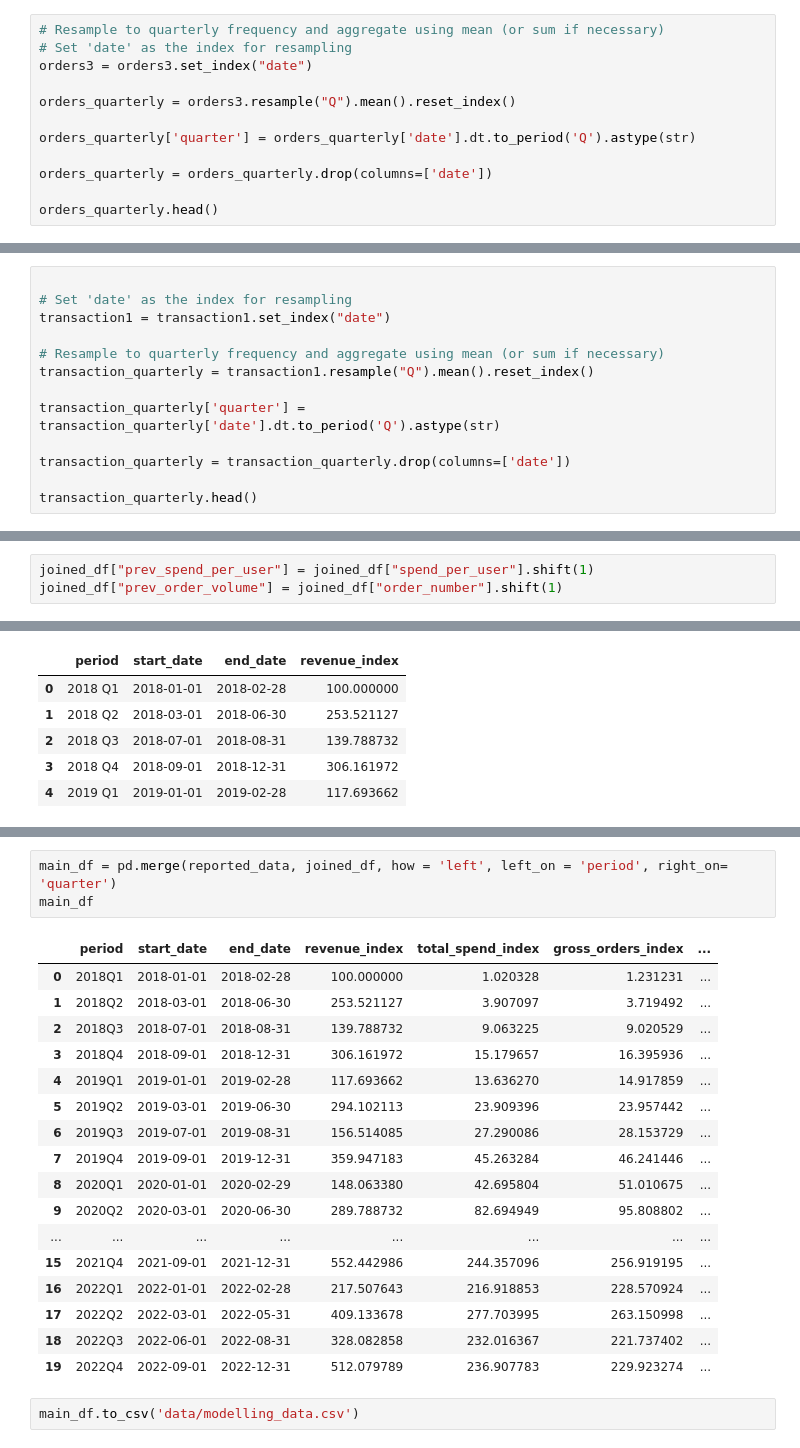
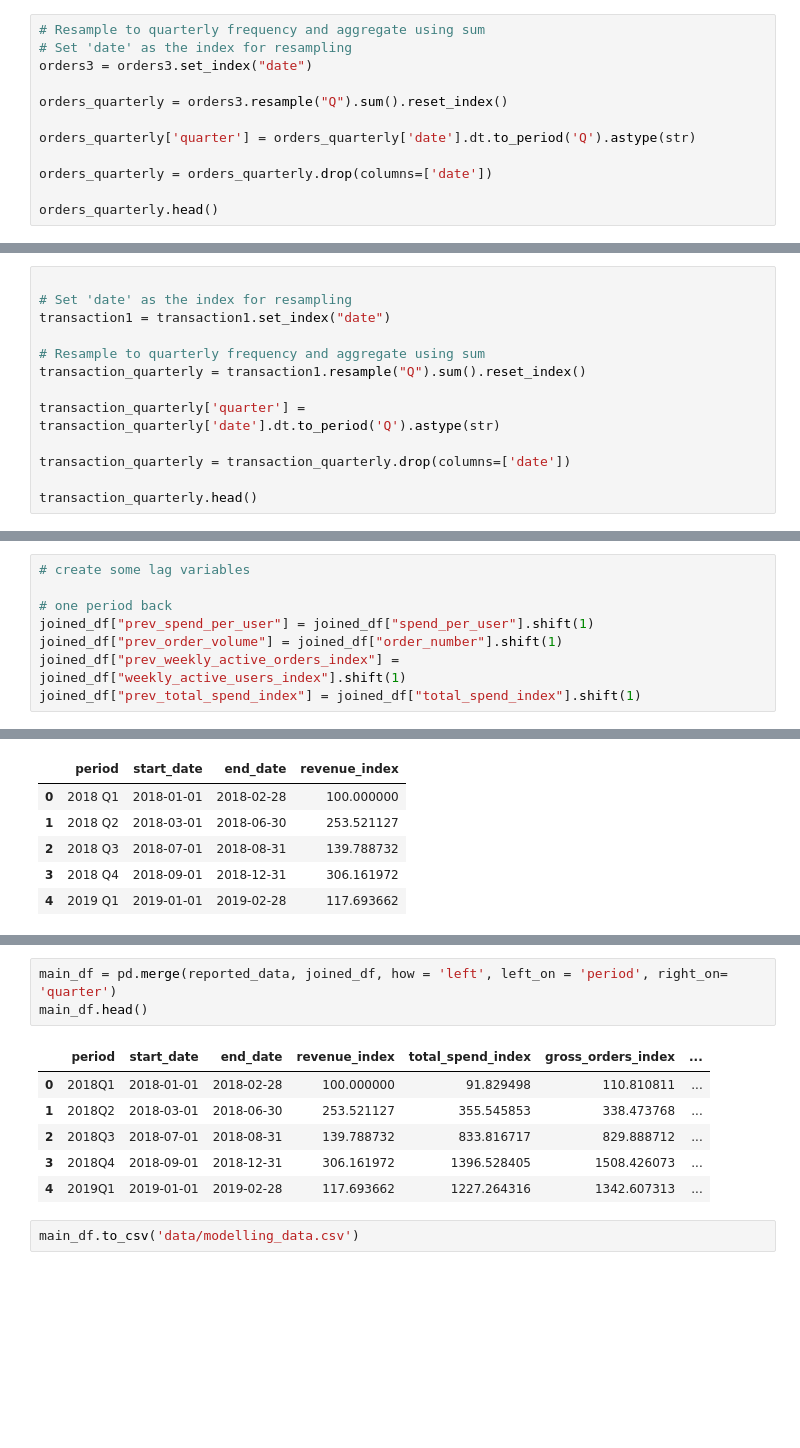
Before and after one commit to andrewbarwise/odp_screening, a Jupyter notebook: data_cleaning.ipynb, the cells around one changed output, grey strips where cells are left out. Drawn from its saved outputs; the diff is of its cells as text; blank space fills up the shorter version.

```diff
--- a/data_cleaning.ipynb
+++ b/data_cleaning.ipynb
@@ -95,11 +97,11 @@ orders3.head()
 | 3 | 2018-02-06 | 34434432 |
 | 4 | 2018-02-08 | 34579365 |
 # %%
-# Resample to quarterly frequency and aggregate using mean (or sum if necessary)
+# Resample to quarterly frequency and aggregate using sum
 # Set 'date' as the index for resampling
 orders3 = orders3.set_index("date")
 
-orders_quarterly = orders3.resample("Q").mean().reset_index()
+orders_quarterly = orders3.resample("Q").sum().reset_index()
 
 orders_quarterly['quarter'] = orders_quarterly['date'].dt.to_period('Q').astype(str)
 
@@ -162,8 +164,8 @@ transaction1.head()
 # Set 'date' as the index for resampling
 transaction1 = transaction1.set_index("date")
 
-# Resample to quarterly frequency and aggregate using mean (or sum if necessary)
-transaction_quarterly = transaction1.resample("Q").mean().reset_index()
+# Resample to quarterly frequency and aggregate using sum
+transaction_quarterly = transaction1.resample("Q").sum().reset_index()
 
 transaction_quarterly['quarter'] = transaction_quarterly['date'].dt.to_period('Q').astype(str)
 
@@ -201,8 +203,13 @@ joined_df["spend_per_user"] = (
     joined_df["total_spend_index"] / joined_df["weekly_active_users_index"]
 )
 # %%
+# create some lag variables
+
+# one period back
 joined_df["prev_spend_per_user"] = joined_df["spend_per_user"].shift(1)
 joined_df["prev_order_volume"] = joined_df["order_number"].shift(1)
+joined_df["prev_weekly_active_orders_index"] = joined_df["weekly_active_users_index"].shift(1)
+joined_df["prev_total_spend_index"] = joined_df["total_spend_index"].shift(1)
 # %%
 joined_df.head()
 # %% [output]
@@ -235,24 +244,13 @@ reported_data.head()
 | 4 | 2019Q1 | 2019-01-01 | 2019-02-28 | 117.693662 |
 # %%
 main_df = pd.merge(reported_data, joined_df, how = 'left', left_on = 'period', right_on= 'quarter')
-main_df
+main_df.head()
 # %% [output]
 |  | period | start_date | end_date | revenue_index | total_spend_index | gross_orders_index | ... |
-| 0 | 2018Q1 | 2018-01-01 | 2018-02-28 | 100.000000 | 1.020328 | 1.231231 | ... |
-| 1 | 2018Q2 | 2018-03-01 | 2018-06-30 | 253.521127 | 3.907097 | 3.719492 | ... |
-| 2 | 2018Q3 | 2018-07-01 | 2018-08-31 | 139.788732 | 9.063225 | 9.020529 | ... |
-| 3 | 2018Q4 | 2018-09-01 | 2018-12-31 | 306.161972 | 15.179657 | 16.395936 | ... |
-| 4 | 2019Q1 | 2019-01-01 | 2019-02-28 | 117.693662 | 13.636270 | 14.917859 | ... |
-| 5 | 2019Q2 | 2019-03-01 | 2019-06-30 | 294.102113 | 23.909396 | 23.957442 | ... |
-| 6 | 2019Q3 | 2019-07-01 | 2019-08-31 | 156.514085 | 27.290086 | 28.153729 | ... |
-| 7 | 2019Q4 | 2019-09-01 | 2019-12-31 | 359.947183 | 45.263284 | 46.241446 | ... |
-| 8 | 2020Q1 | 2020-01-01 | 2020-02-29 | 148.063380 | 42.695804 | 51.010675 | ... |
-| 9 | 2020Q2 | 2020-03-01 | 2020-06-30 | 289.788732 | 82.694949 | 95.808802 | ... |
-| ... | ... | ... | ... | ... | ... | ... | ... |
-| 15 | 2021Q4 | 2021-09-01 | 2021-12-31 | 552.442986 | 244.357096 | 256.919195 | ... |
-| 16 | 2022Q1 | 2022-01-01 | 2022-02-28 | 217.507643 | 216.918853 | 228.570924 | ... |
-| 17 | 2022Q2 | 2022-03-01 | 2022-05-31 | 409.133678 | 277.703995 | 263.150998 | ... |
-| 18 | 2022Q3 | 2022-06-01 | 2022-08-31 | 328.082858 | 232.016367 | 221.737402 | ... |
-| 19 | 2022Q4 | 2022-09-01 | 2022-12-31 | 512.079789 | 236.907783 | 229.923274 | ... |
+| 0 | 2018Q1 | 2018-01-01 | 2018-02-28 | 100.000000 | 91.829498 | 110.810811 | ... |
+| 1 | 2018Q2 | 2018-03-01 | 2018-06-30 | 253.521127 | 355.545853 | 338.473768 | ... |
+| 2 | 2018Q3 | 2018-07-01 | 2018-08-31 | 139.788732 | 833.816717 | 829.888712 | ... |
+| 3 | 2018Q4 | 2018-09-01 | 2018-12-31 | 306.161972 | 1396.528405 | 1508.426073 | ... |
+| 4 | 2019Q1 | 2019-01-01 | 2019-02-28 | 117.693662 | 1227.264316 | 1342.607313 | ... |
 # %%
 main_df.to_csv('data/modelling_data.csv')
```
Also changed, not shown: parts of 10 cells of this notebook, 2 other files.
